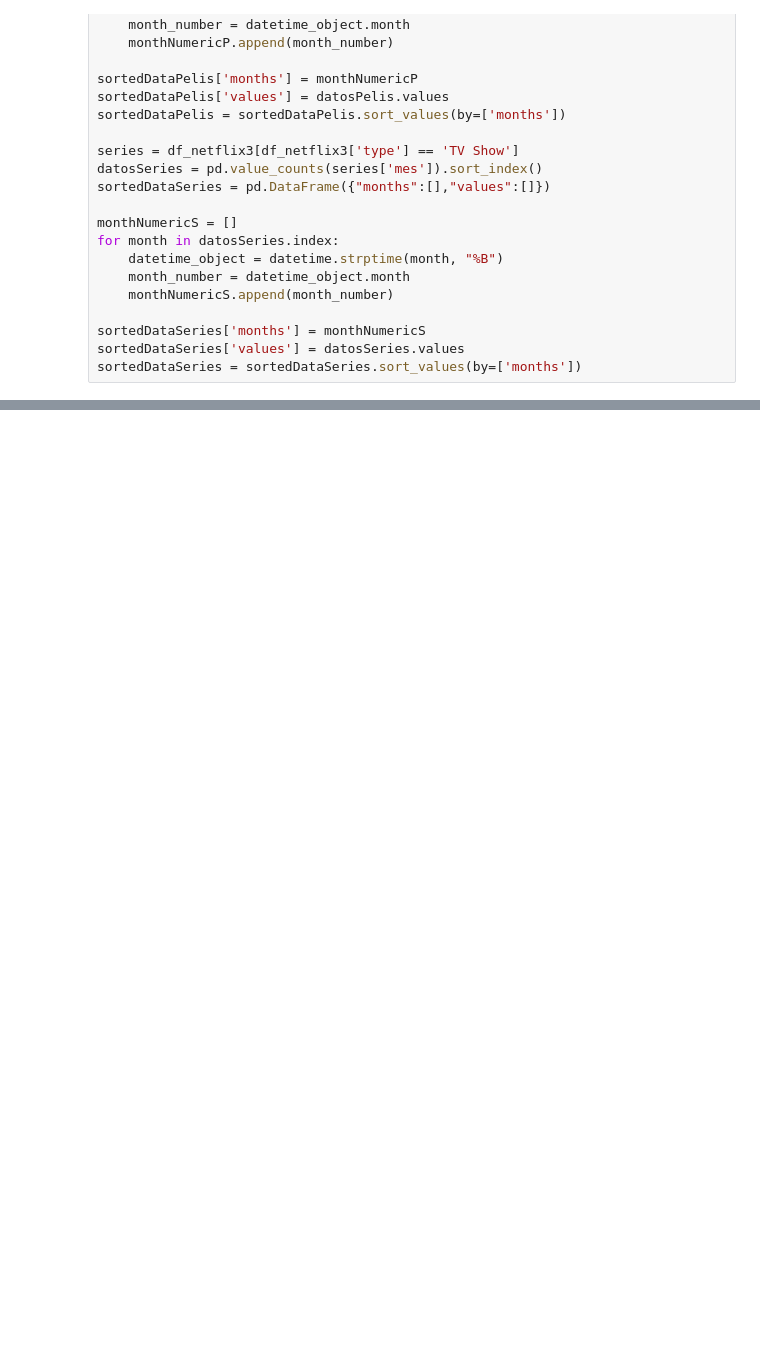
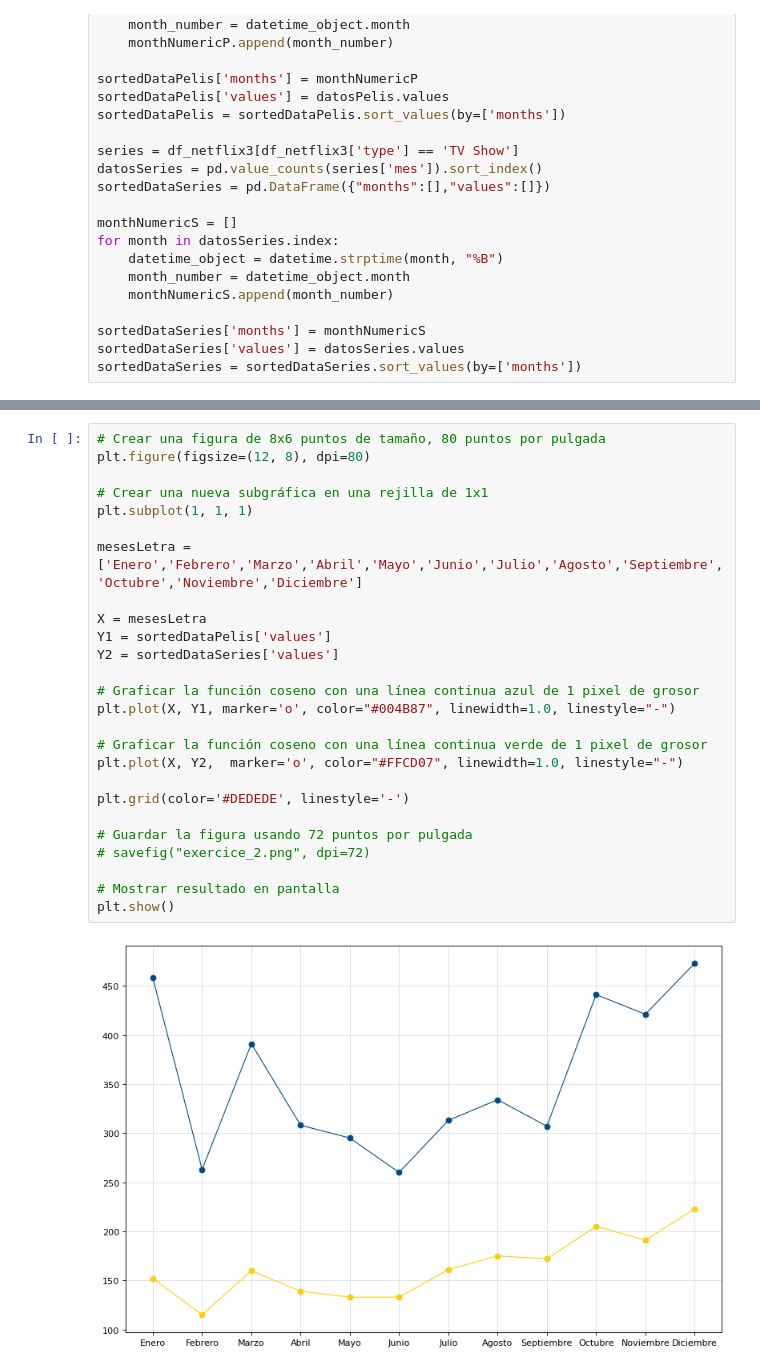
Before and after one commit to Jotivirix/Datamining_UFV, a Jupyter notebook: Lab1/entregable2/Lab1-Entregable2.ipynb, the cells around one changed output, grey strips where cells are left out. Drawn from its saved outputs; the diff is of its cells as text; blank space fills up the shorter version.

```diff
--- a/Lab1/entregable2/Lab1-Entregable2.ipynb
+++ b/Lab1/entregable2/Lab1-Entregable2.ipynb
@@ -500,0 +520,28 @@ plt.legend()
+# %%
+# Crear una figura de 8x6 puntos de tamaño, 80 puntos por pulgada
+plt.figure(figsize=(12, 8), dpi=80)
+
+# Crear una nueva subgráfica en una rejilla de 1x1
+plt.subplot(1, 1, 1)
+
+mesesLetra = ['Enero','Febrero','Marzo','Abril','Mayo','Junio','Julio','Agosto','Septiembre','Octubre','Noviembre','Diciembre']
+
+X = mesesLetra
+Y1 = sortedDataPelis['values']
+Y2 = sortedDataSeries['values']
+
+# Graficar la función coseno con una línea continua azul de 1 pixel de grosor
+plt.plot(X, Y1, marker='o', color="#004B87", linewidth=1.0, linestyle="-")
+
+# Graficar la función coseno con una línea continua verde de 1 pixel de grosor
+plt.plot(X, Y2,  marker='o', color="#FFCD07", linewidth=1.0, linestyle="-")
+
+plt.grid(color='#DEDEDE', linestyle='-')
+
+# Guardar la figura usando 72 puntos por pulgada
+# savefig("exercice_2.png", dpi=72)
+
+# Mostrar resultado en pantalla
+plt.show()
+# %% [output]
+[figure, added]
```
Also changed, not shown: parts of 9 cells of this notebook, 9 other files.
